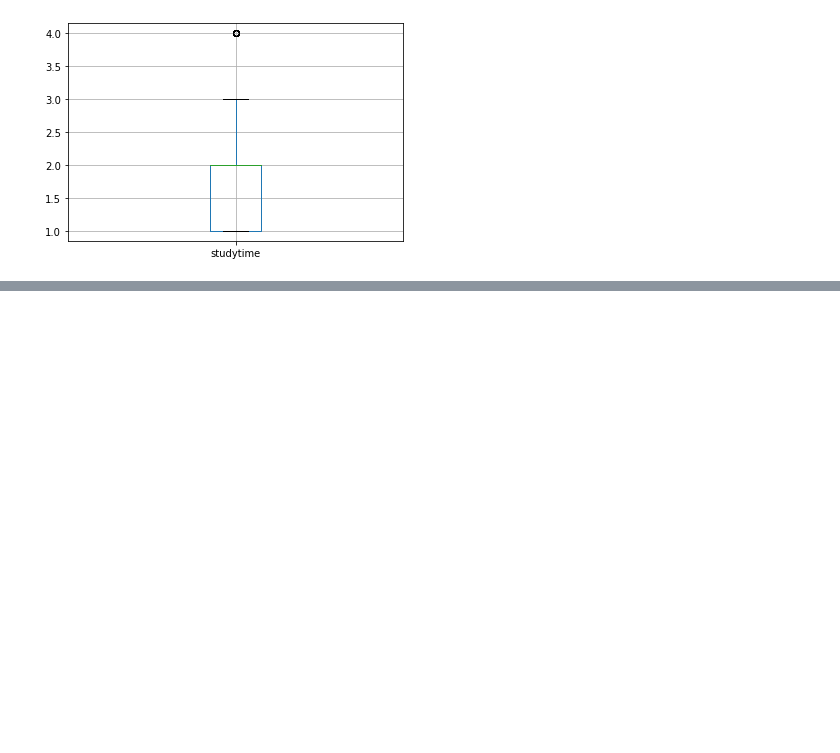
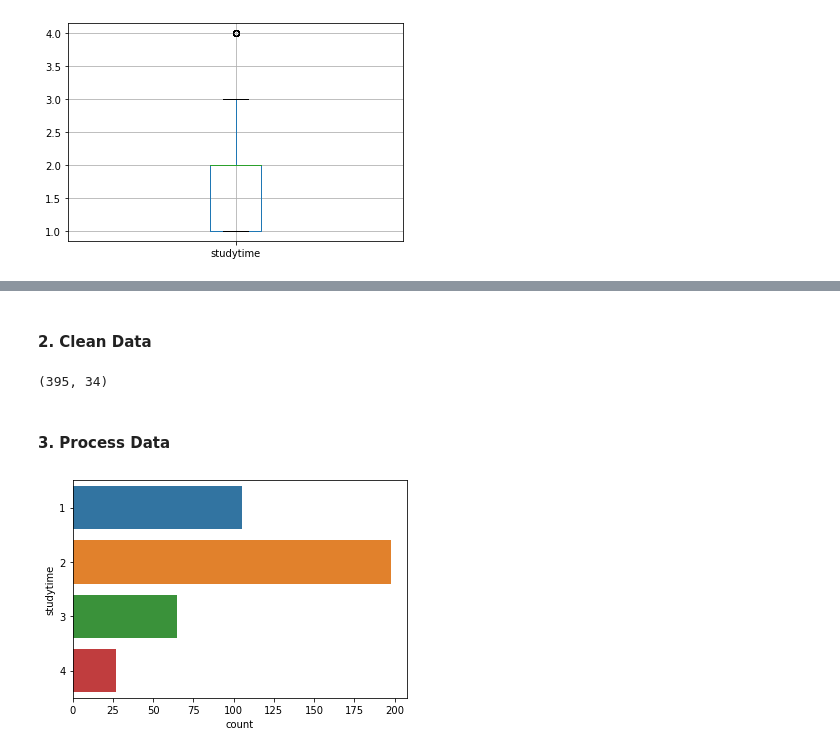
Before and after one commit to ubco-W2022T1-cosc301/project-group33, a Jupyter notebook: notebooks/analysis1.ipynb, the cells around one changed output, grey strips where cells are left out. Cells and saved outputs as stored; diff of their text form; code cells hidden in the pictures; blank space fills up the shorter version.

```diff
--- a/notebooks/analysis1.ipynb
+++ b/notebooks/analysis1.ipynb
@@ -162,0 +184,5 @@ df_cleaned.boxplot('studytime')
+# %%
+df = pd.read_csv('../data/raw/student-mat.csv')
+print(df.shape)
+print(df.head())
+print(df.columns)
@@ -162,0 +207,8 @@ df_cleaned.boxplot('studytime')
+# %% [markdown]
+#### 2. Clean Data
+# %%
+#Remove columns not being used.
+df = df.dropna(axis=1)
+df.shape
+# %% [output]
+(395, 34)
@@ -162,0 +244,8 @@ df_cleaned.boxplot('studytime')
+# %% [markdown]
+#### 3. Process Data
+# %%
+sns.countplot(y ='studytime', data = df)
+
+plt.show()
+# %% [output]
+[figure, added]
```
Also changed, not shown: parts of 11 cells of this notebook, 1 other file.
